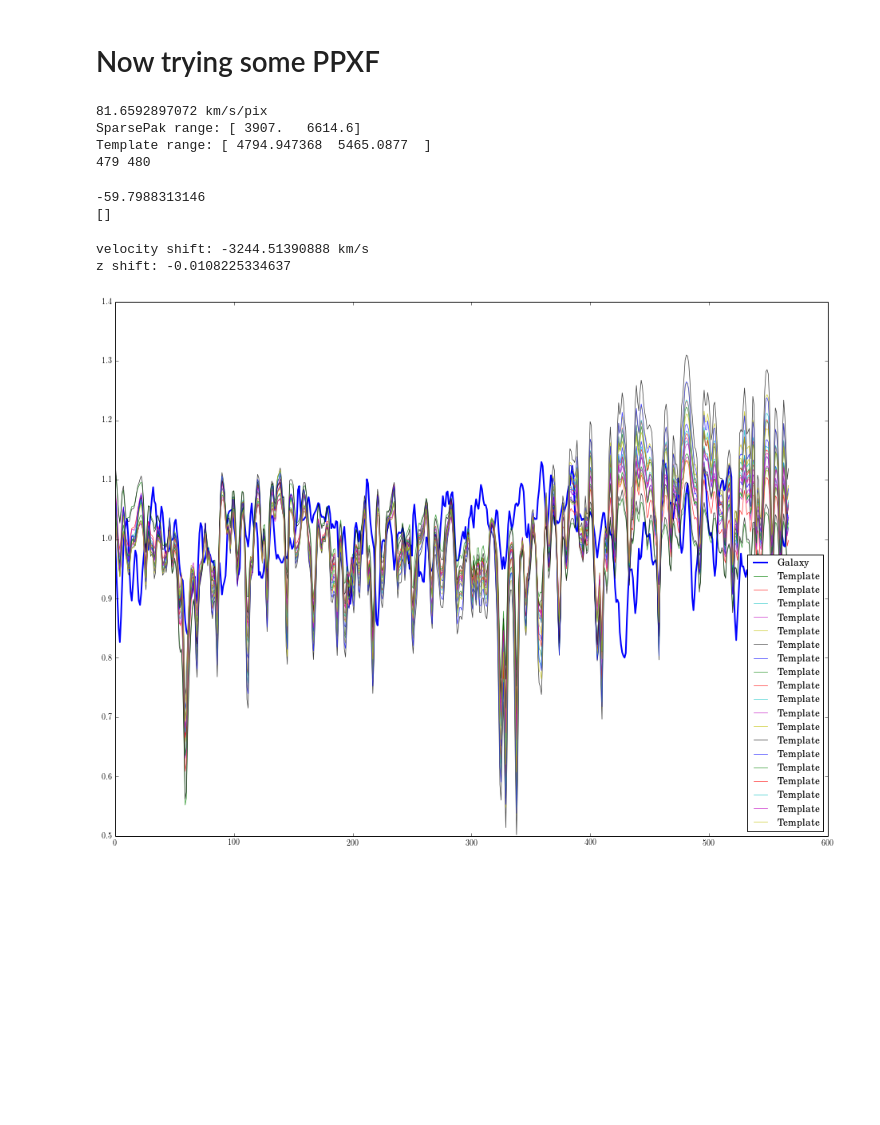
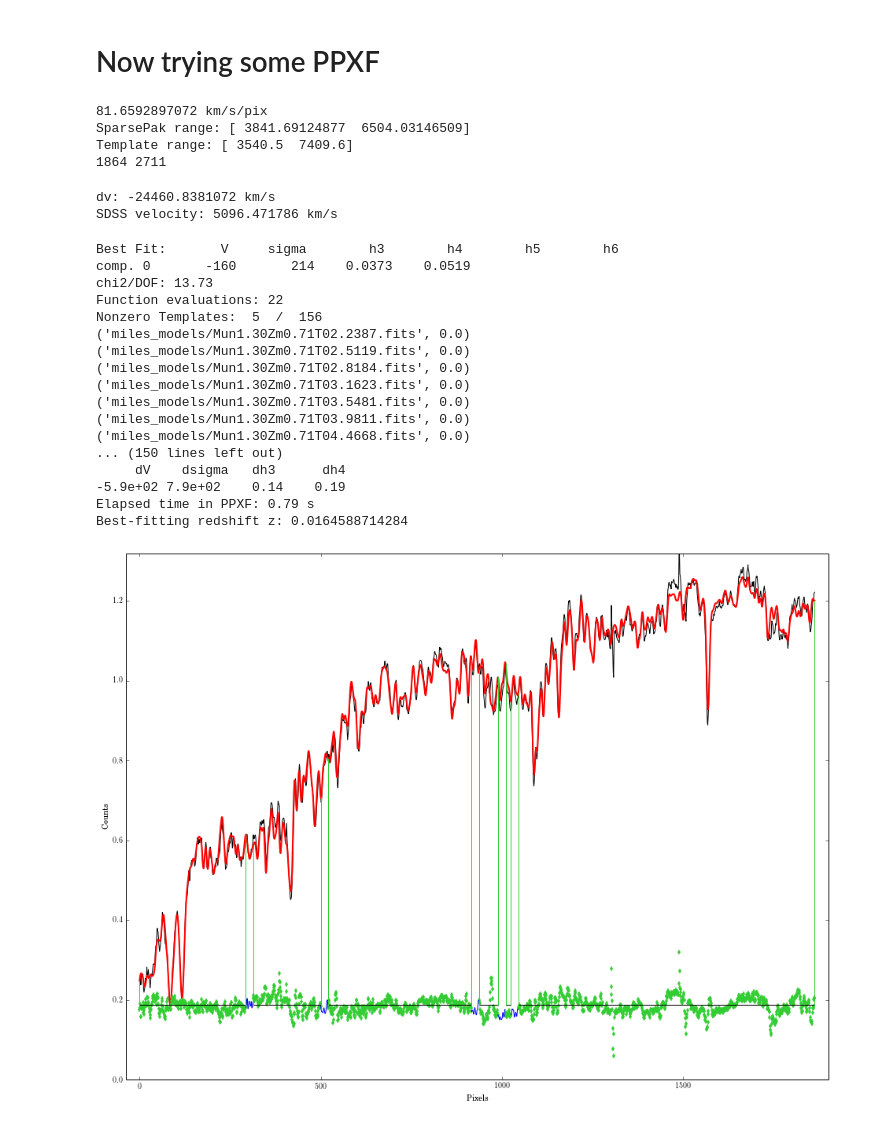
Before and after one commit to zpace/SparsePak-SFH, a Jupyter notebook: spectra_NGC2558.ipynb, the cells around one changed output. Drawn from its saved outputs; the diff is of its cells as text; code cells hidden in the pictures; blank space fills up the shorter version.

```diff
--- a/spectra_NGC2558.ipynb
+++ b/spectra_NGC2558.ipynb
@@ -9,6 +9,9 @@ import matplotlib.image as mpimg
 import os
 import SPaCT
 from astroML.datasets import fetch_sdss_spectrum
+import warnings
+
+warnings.filterwarnings("ignore", message="using a non-integer number instead of an integer will result in an error in the future")
 
 plt.rc('text', usetex=True)
 plt.rc('font', family='serif')
@@ -17,6 +20,7 @@ plt.rcParams['figure.figsize'] = 16, 12
 sys.path.insert(0, '../../ppxf')
 
 objname = 'NGC2558'
+z = .017 #"accepted" SDSS redshift
 
 im=fits.open(objname + '.msobj.fits')
 #plt.imshow(im[0].data, cmap='bone')
@@ -481,7 +380,11 @@ import ppxf_util as util
 #first log-rebin the SparsePak spectrum
 
 lamRange1 = np.array([CRVAL1, CRVAL1 + CDELT1 * NAXIS1])
-FWHM_gal = 4.877 / (1 + z) # FWHM from SparsePak simulator
+FWHM_gal = 4.877 # FWHM from SparsePak simulator
+
+lamRange1 = lamRange1 / (1 + z)
+FWHM_gal = FWHM_gal / (1 + z)
+
 galaxy, logLam1, velscale = util.log_rebin(lamRange1, ifu[47])
 galaxy = galaxy/np.median(galaxy)
 
@@ -493,6 +396,7 @@ print velscale[0], 'km/s/pix'
 # for suggestions of more up-to-date stellar libraries.
 
 template_files = glob.glob(directory + 'Rbi1.30z*.fits')
+template_files = glob.glob('miles_models/Mun*.fits')
 FWHM_tem = 1.8 # Vazdekis spectra have a resolution FWHM of 1.8A.
 
 # Extract the wavelength range and logarithmically rebin one spectrum
@@ -512,16 +416,15 @@ print 'Template range:', lamRange2
 # Pare down the SparsePak spectrum so that its wavelength range is
 # contained within the template spectrum's wavelength range
 
-galaxy = galaxy[(logLam1 >= logLam2[0]) * (logLam1 <= logLam2[-1])]
+galaxy = galaxy[(logLam1 >= logLam2[0]) * (logLam1 <= logLam2[-1])][:-70]
+logLam1 = logLam1[(logLam1 >= logLam2[0]) * (logLam1 <= logLam2[-1])][:-70]
 noise = galaxy*0 + 0.0049
-logLam1 = np.array([ (logLam1[(logLam1 >= logLam2[0]) * (logLam1 <= logLam2[-1])]).min(),
-                    (logLam1[(logLam1 >= logLam2[0]) * (logLam1 <= logLam2[-1])]).max()])
 print len(galaxy), len(sspNew)
 # %% [output]
 81.6592897072 km/s/pix
-SparsePak range: [ 3907.   6614.6]
-Template range: [ 4794.947368  5465.0877  ]
-479 480
+SparsePak range: [ 3841.69124877  6504.03146509]
+Template range: [ 3540.5  7409.6]
+1864 2711
 # %%
 # Convolve the whole Vazdekis library of spectral templates
 # with the quadratic difference between the SAURON and the
@@ -552,38 +455,47 @@ for j in range(len(template_files)):
 
 c = 299792.458
 dv = (logLam2[0]-logLam1[0])*c # km/s
-print dv
+print 'dv:', dv, 'km/s'
 
-vel = 0. # Initial estimate of the galaxy velocity in km/s
+vel = c*z # Initial estimate of the galaxy velocity in km/s
+print 'SDSS velocity:', vel, 'km/s'
 goodPixels = util.determine_goodpixels(logLam1,lamRange2,vel)
-print goodPixels
 # %% [output]
--59.7988313146
-[]
+dv: -24460.8381072 km/s
+SDSS velocity: 5096.471786 km/s
 # %%
 # Here the actual fit starts. The best fit is plotted on the screen.
 # Gas emission lines are excluded from the pPXF fit using the GOODPIXELS keyword.
 
-start = [vel, 180.] # (km/s), starting guess for [V,sigma]
+start = [0, 180.] # (km/s), starting guess for [V,sigma]
 t = clock()
 
-shift = -47
-print 'velocity shift:', shift*velscale[0], 'km/s'
-print 'z shift:', shift*velscale[0] / c
+pp = ppxf(templates, galaxy, noise, velscale, start, goodpixels=goodPixels, plot=True, moments=4, degree=4, vsyst=dv)
 
-plt.plot(np.roll(galaxy, shift), label = 'Galaxy', linewidth = 2)
-plt.plot(templates, alpha = 0.75, label = 'Template', linewidth = 0.75)
-plt.legend(loc = 'best')
-plt.show()
+for row in zip(template_files, np.round(pp.weights, 3)): print(row)
 
-#pp = ppxf(templates, galaxy, noise, velscale, start, goodpixels=goodPixels, plot=True, moments=4, degree=4, vsyst=dv)
+print("Formal errors:")
+print("     dV    dsigma   dh3      dh4")
+print("".join("%8.2g" % f for f in pp.error*np.sqrt(pp.chi2)))
 
-#print("Formal errors:")
-#print("     dV    dsigma   dh3      dh4")
-#print("".join("%8.2g" % f for f in pp.error*np.sqrt(pp.chi2)))
-
-#print('Elapsed time in PPXF: %.2f s' % (clock() - t))
+print('Elapsed time in PPXF: %.2f s' % (clock() - t))
+print 'Best-fitting redshift z:', (z + 1)*(1 + pp.sol[0]/c) - 1
 # %% [output]
-velocity shift: -3244.51390888 km/s
-z shift: -0.0108225334637
+Best Fit:       V     sigma        h3        h4        h5        h6
+comp. 0       -160       214    0.0373    0.0519
+chi2/DOF: 13.73
+Function evaluations: 22
+Nonzero Templates:  5  /  156
+('miles_models/Mun1.30Zm0.71T02.2387.fits', 0.0)
+('miles_models/Mun1.30Zm0.71T02.5119.fits', 0.0)
+('miles_models/Mun1.30Zm0.71T02.8184.fits', 0.0)
+('miles_models/Mun1.30Zm0.71T03.1623.fits', 0.0)
+('miles_models/Mun1.30Zm0.71T03.5481.fits', 0.0)
+('miles_models/Mun1.30Zm0.71T03.9811.fits', 0.0)
+('miles_models/Mun1.30Zm0.71T04.4668.fits', 0.0)
+... (150 lines left out)
+     dV    dsigma   dh3      dh4
+-5.9e+02 7.9e+02    0.14    0.19
+Elapsed time in PPXF: 0.79 s
+Best-fitting redshift z: 0.0164588714284
-[figure, old version]
+[figure, new version]
```
Also changed, not shown: parts of 9 cells of this notebook, 6 other files.
